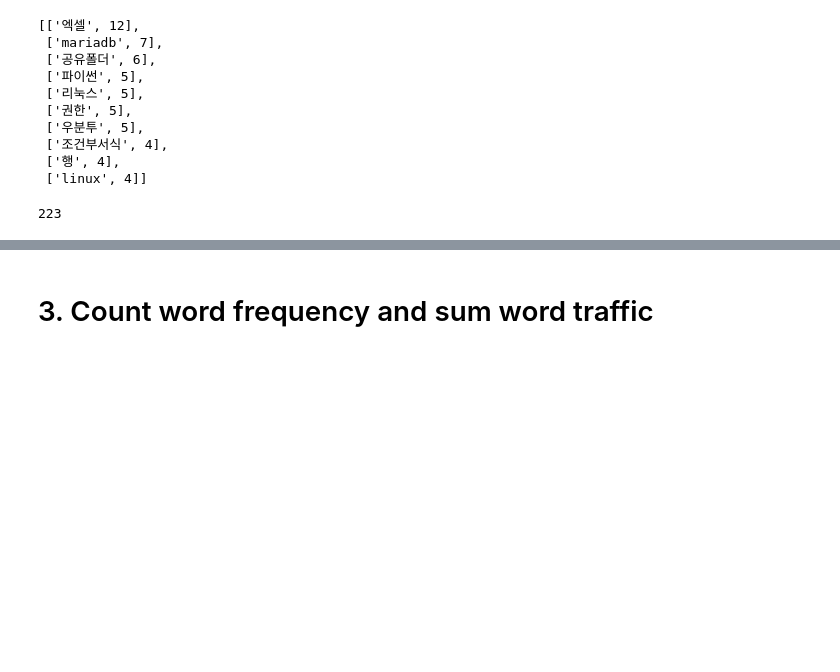
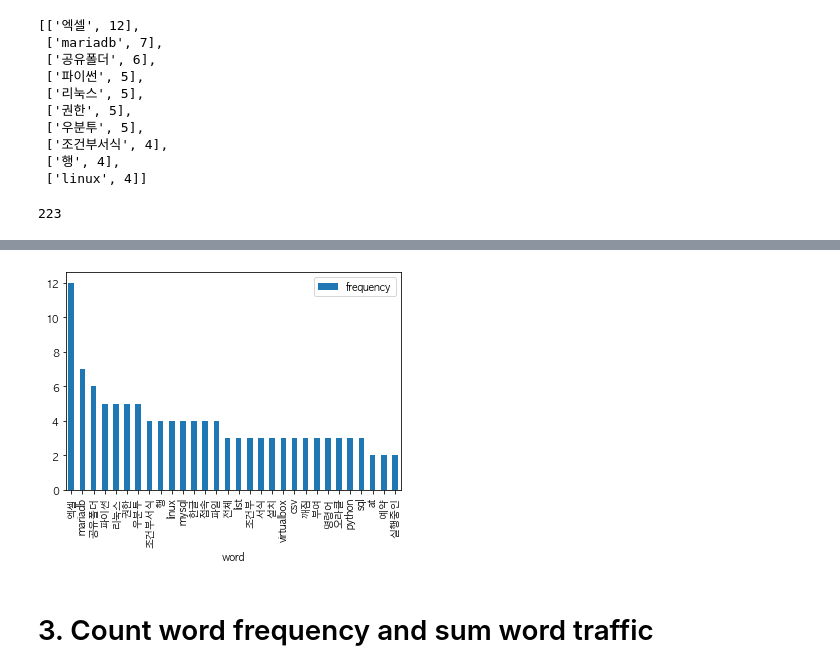
Before and after one commit to menthamin/code-snippets, a Jupyter notebook: data-analysis/keywords-analysis.ipynb, the cells around one changed output, grey strips where cells are left out. Cells and saved outputs as stored; diff of their text form; code cells hidden in the pictures; blank space fills up the shorter version.

```diff
--- a/data-analysis/keywords-analysis.ipynb
+++ b/data-analysis/keywords-analysis.ipynb
@@ -42,7 +42,9 @@ all_words = []
 for keyword in df.keywords:
     all_words.extend(keyword.split())
 # %%
-count_word_frequency_list = [[k, v] for k, v in zip(Counter(all_words).keys(), Counter(all_words).values())]
+count_word_frequency_list = [
+    [k, v] for k, v in zip(Counter(all_words).keys(), Counter(all_words).values())
+]
 # %%
 zip(Counter(all_words).keys(), Counter(all_words).values(), Counter(all_words).values())
 # %% [output]
@@ -79,6 +80,10 @@ NameError: name 'plt' is not defined
 # %%
-df_for_bar_plot = pd.DataFrame(count_word_frequency_list[:30], columns=["word", "frequency"])
+df_for_bar_plot = pd.DataFrame(
+    count_word_frequency_list[:30], columns=["word", "frequency"]
+)
 df_for_bar_plot.plot.bar(x="word", y="frequency");
+# %% [output]
+[figure, added]
 # %% [markdown]
 # 3. Count word frequency and sum word traffic
 # %%
```
Also changed, not shown: parts of 6 cells of this notebook, 5 other files.
